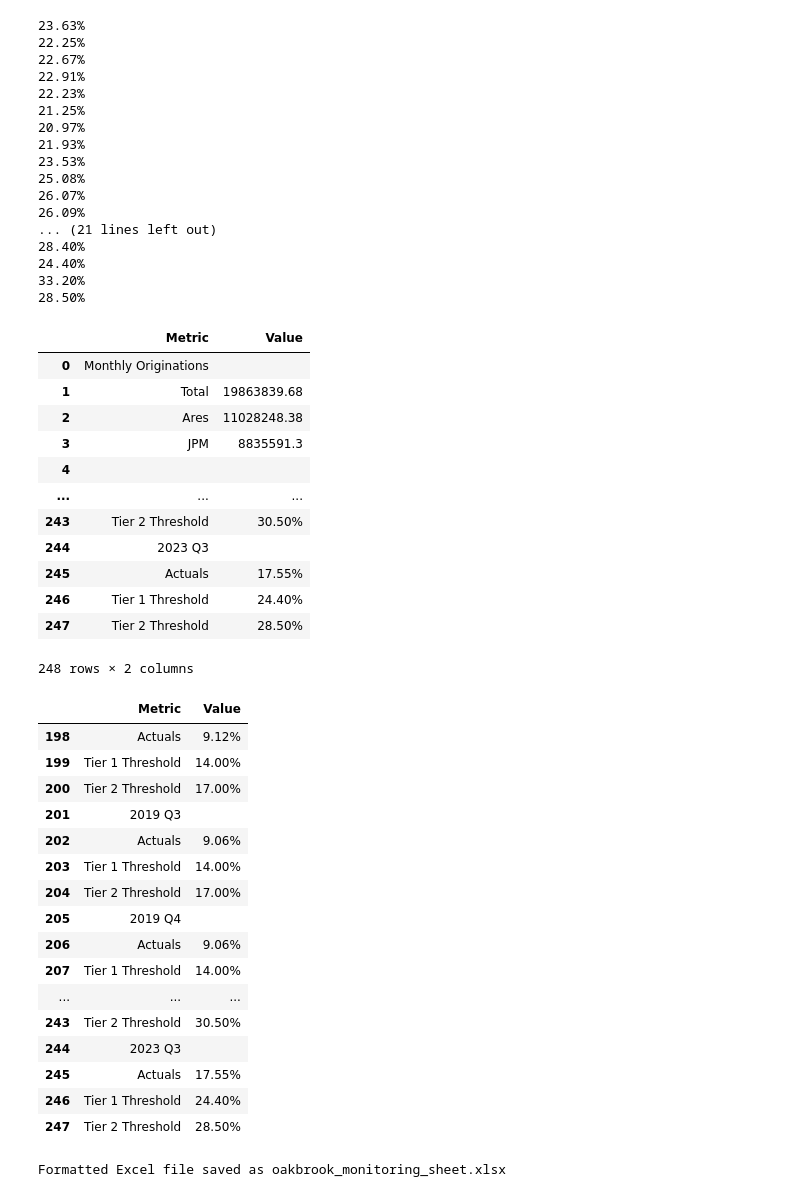
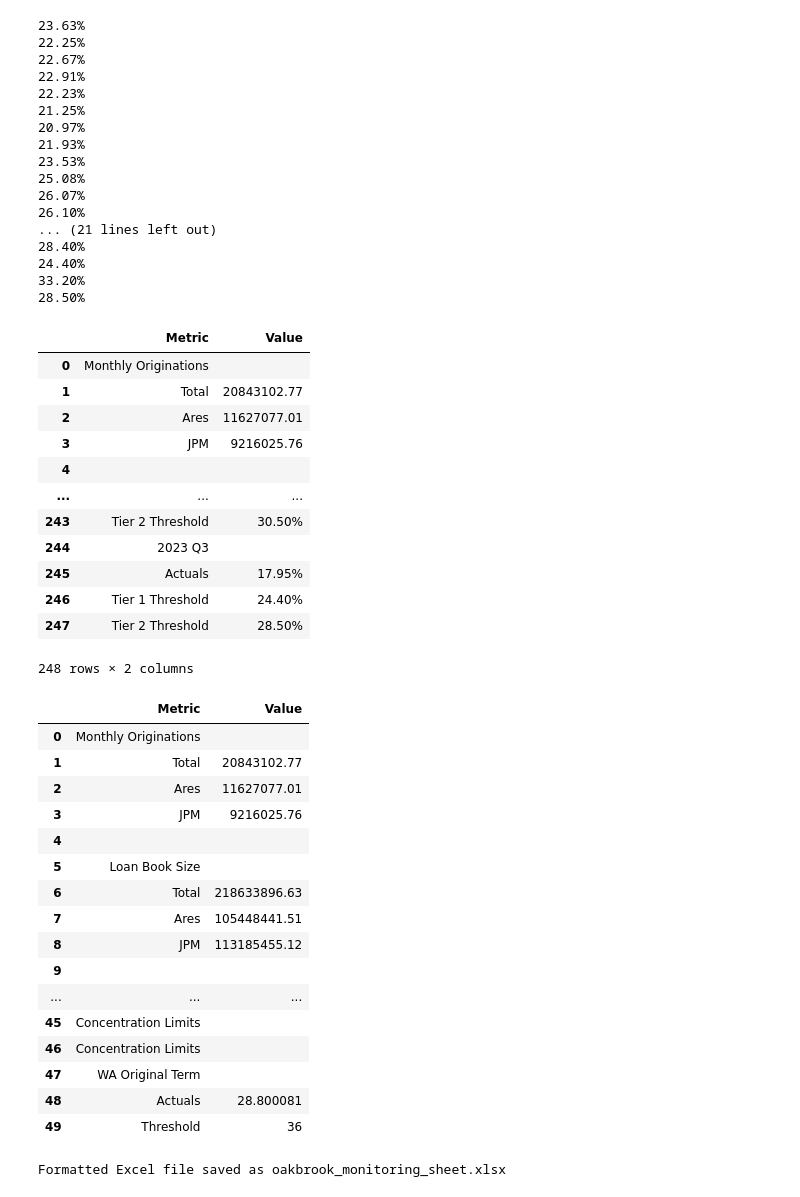
Before and after one commit to shivangbci/bci-automation, a Jupyter notebook: main_oakbrook.ipynb, the cells around one changed output. Cells and saved outputs as stored; diff of their text form; code cells hidden in the pictures.

```diff
--- a/main_oakbrook.ipynb
+++ b/main_oakbrook.ipynb
@@ -5,7 +5,7 @@ from openpyxl import load_workbook
 from openpyxl.styles import Font
 # %%
 
-file_path = "/Users/shivangsingh/Downloads/1.36 Oakbrook Capital Ltd - Borrowing Bases Report - 2025-01-31.xlsb"
+file_path = "/Users/shivangsingh/Downloads/1.39 Oakbrook Capital Ltd - Borrowing Bases Report - 2025-02-28.xlsb"
 
 sheets_to_import = ["Borrowing Bases", "OC2 Total Receivable Schedule", "OCI Total Receivable Schedule"]
 
@@ -36,6 +36,6 @@ df_oc2
 # %%
 
-file_path = "/Users/shivangsingh/Downloads/1.50 Oakbrook Capital Ltd MSR Report - 2025-01-31 (2).xlsb"
+file_path = "/Users/shivangsingh/Downloads/1.58 Oakbrook Capital Ltd MSR Report - 2025-02-28.xlsb"
 
 # Define the sheet names you need
 sheets_to_import = ["Covenants NEW", "Concentration Limits NEW"]
@@ -434,7 +434,7 @@ print(fb_q3_23_tier2)
 23.53%
 25.08%
 26.07%
-26.09%
+26.10%
 ... (21 lines left out)
 28.40%
 24.40%
@@ -607,37 +607,37 @@ df_final
 # %% [output]
 |  | Metric | Value |
 | 0 | Monthly Originations |  |
-| 1 | Total | 19863839.68 |
-| 2 | Ares | 11028248.38 |
-| 3 | JPM | 8835591.3 |
+| 1 | Total | 20843102.77 |
+| 2 | Ares | 11627077.01 |
+| 3 | JPM | 9216025.76 |
 | 4 |  |  |
 | ... | ... | ... |
 | 243 | Tier 2 Threshold | 30.50% |
 | 244 | 2023 Q3 |  |
-| 245 | Actuals | 17.55% |
+| 245 | Actuals | 17.95% |
 | 246 | Tier 1 Threshold | 24.40% |
 | 247 | Tier 2 Threshold | 28.50% |
 248 rows × 2 columns
 # %%
-df_final.tail(50)
+df_final.head(50)
 # %% [output]
 |  | Metric | Value |
-| 198 | Actuals | 9.12% |
-| 199 | Tier 1 Threshold | 14.00% |
-| 200 | Tier 2 Threshold | 17.00% |
-| 201 | 2019 Q3 |  |
-| 202 | Actuals | 9.06% |
-| 203 | Tier 1 Threshold | 14.00% |
-| 204 | Tier 2 Threshold | 17.00% |
-| 205 | 2019 Q4 |  |
-| 206 | Actuals | 9.06% |
-| 207 | Tier 1 Threshold | 14.00% |
+| 0 | Monthly Originations |  |
+| 1 | Total | 20843102.77 |
+| 2 | Ares | 11627077.01 |
+| 3 | JPM | 9216025.76 |
+| 4 |  |  |
+| 5 | Loan Book Size |  |
+| 6 | Total | 218633896.63 |
+| 7 | Ares | 105448441.51 |
+| 8 | JPM | 113185455.12 |
+| 9 |  |  |
 | ... | ... | ... |
-| 243 | Tier 2 Threshold | 30.50% |
-| 244 | 2023 Q3 |  |
-| 245 | Actuals | 17.55% |
-| 246 | Tier 1 Threshold | 24.40% |
-| 247 | Tier 2 Threshold | 28.50% |
+| 45 | Concentration Limits |  |
+| 46 | Concentration Limits |  |
+| 47 | WA Original Term |  |
+| 48 | Actuals | 28.800081 |
+| 49 | Threshold | 36 |
 # %%
 
 file_name = "oakbrook_monitoring_sheet.xlsx"
```
Also changed, not shown: parts of 8 cells of this notebook, 3 other files.
